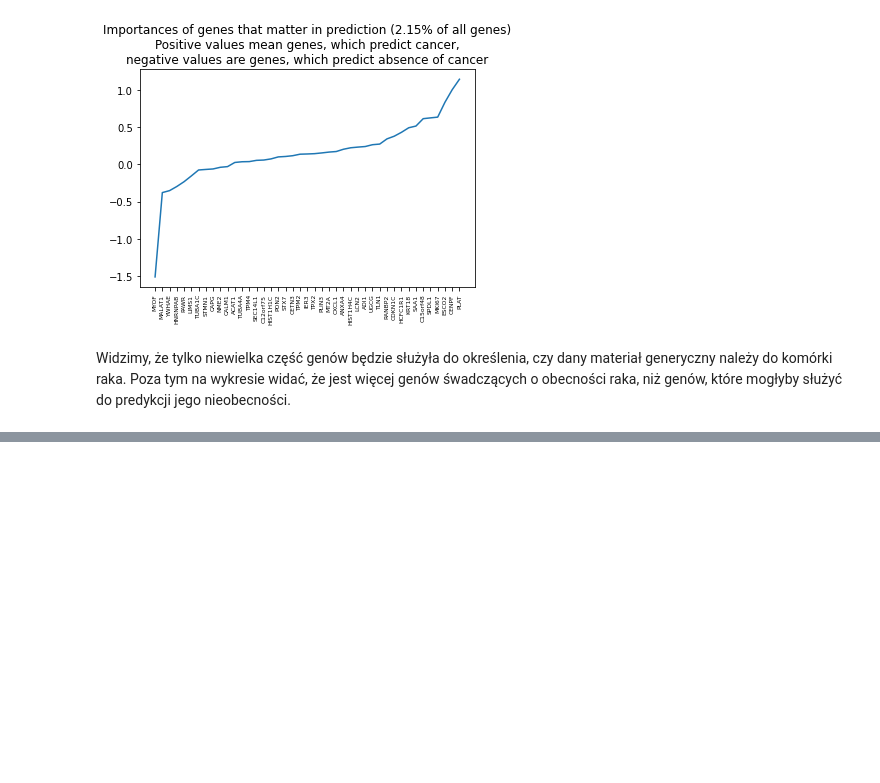
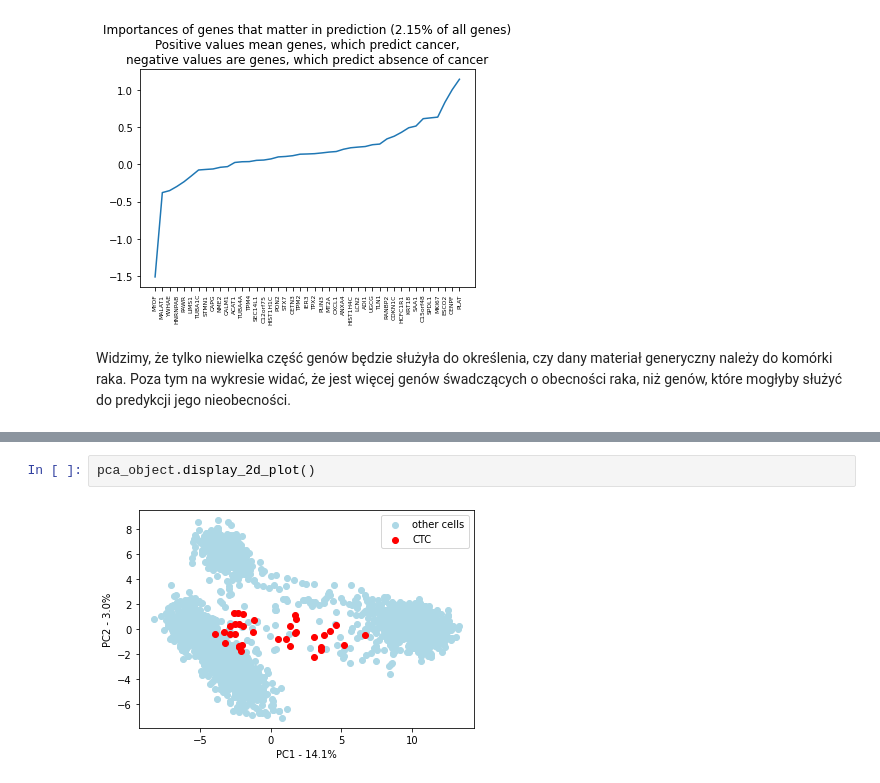
Before and after one commit to melehean/CTC-Detection, a Jupyter notebook: visualization.ipynb, the cells around one changed output, grey strips where cells are left out. Cells and saved outputs as stored; diff of their text form; blank space fills up the shorter version.

```diff
--- a/visualization.ipynb
+++ b/visualization.ipynb
@@ -25,0 +35,4 @@ Widzimy, że tylko niewielka część genów będzie służyła do określenia,
+# %%
+pca_object.display_2d_plot()
+# %% [output]
+[figure, added]
```
Also changed, not shown: parts of 4 cells of this notebook, 1 other file.
